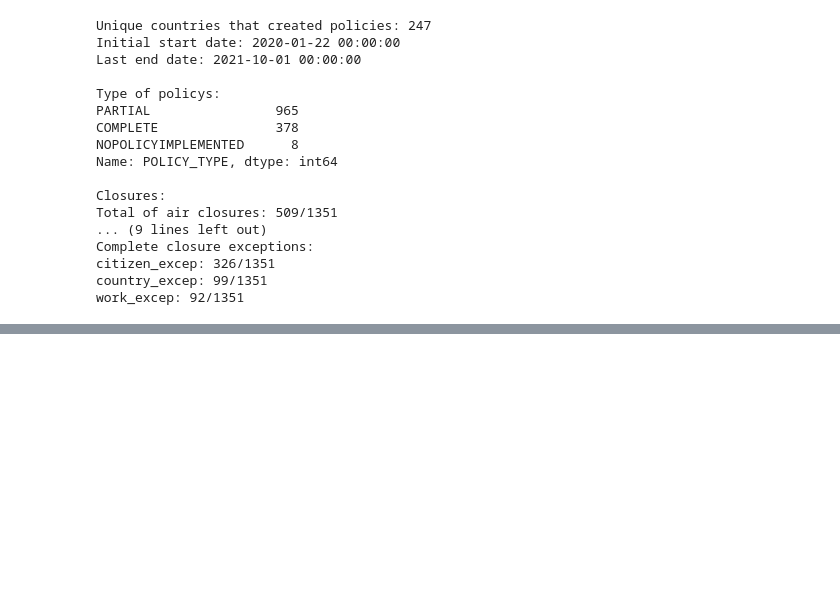
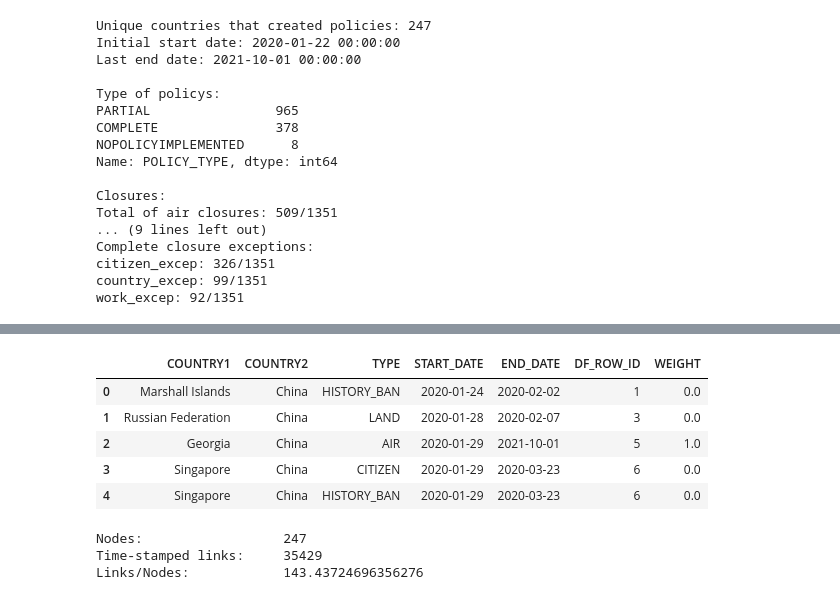
Before and after one commit to GiovaniValdrighi/covid-travels-network, a Jupyter notebook: preprocessing.ipynb, the cells around one changed output, grey strips where cells are left out. Drawn from its saved outputs; the diff is of its cells as text; code cells hidden in the pictures; blank space fills up the shorter version.

Commit message:
starting network

```diff
--- a/preprocessing.ipynb
+++ b/preprocessing.ipynb
@@ -137,0 +205,14 @@ plt.show()
+# %%
+dates = np.concatenate([edges_remove['START_DATE'].dropna(),
+                        edges_remove['END_DATE'].dropna()])
+dates = np.sort(np.unique(dates))
+min_date = np.min(dates)
+max_date = np.max(dates)
+# %%
+# drop edges with no start_date
+edges_remove = edges_remove.dropna(subset=['START_DATE'])
+
+# change edges with no end_date to max date from dataset
+edges_remove['END_DATE'] = edges_remove['END_DATE'].fillna(max_date)
+
+edges_remove.head()
@@ -137,0 +226,15 @@ plt.show()
+# %%
+#cols_boolean = ['AIR', 'LAND', 'SEA', 'CITIZEN', 'HISTORY_BAN', 'REFUGEE',
+#                'VISA_BAN', 'COUNTRY_EXCEP']
+weights = np.array([1, 0, 0, 0, 0, 0, 0, 0]) # prioritizing only AIR for a test
+weights = weights/weights.sum()
+type_weight = {cols_boolean[i]:weights[i] for i in range(len(cols_boolean))}
+edges_remove['WEIGHT'] = [type_weight[type_i] for type_i in edges_remove['TYPE']]
+edges_remove.head()
+# %% [output]
+|  | COUNTRY1 | COUNTRY2 | TYPE | START_DATE | END_DATE | DF_ROW_ID | WEIGHT |
+| 0 | Marshall Islands | China | HISTORY_BAN | 2020-01-24 | 2020-02-02 | 1 | 0.0 |
+| 1 | Russian Federation | China | LAND | 2020-01-28 | 2020-02-07 | 3 | 0.0 |
+| 2 | Georgia | China | AIR | 2020-01-29 | 2021-10-01 | 5 | 1.0 |
+| 3 | Singapore | China | CITIZEN | 2020-01-29 | 2020-03-23 | 6 | 0.0 |
+| 4 | Singapore | China | HISTORY_BAN | 2020-01-29 | 2020-03-23 | 6 | 0.0 |
@@ -137,0 +243,28 @@ plt.show()
+# %%
+temp_net = pp.TemporalNetwork()
+edges_width = {}
+t = 0
+for date in dates:
+    t += 1
+    # only considering first date right now
+    if t==2:
+        break
+    cur_data = edges_remove.loc[(edges_remove['START_DATE'] <= date) & (edges_remove['END_DATE'] >= date)]
+    for index, row in edges_remove.iterrows():
+        country1 = row['COUNTRY1']
+        countries2 = [row['COUNTRY2']]
+        if countries2[0] == 'EVERYONE':
+            countries2 = countries.copy()
+        weight = row['WEIGHT']
+        for country2 in countries2:
+            if (country1,country2,t) not in edges_width:
+                edges_width[(country1,country2,t)] = weight
+            else:
+                edges_width[(country1,country2,t)] += weight
+for edge in edges_width:
+    temp_net.add_edge(edge[0], edge[1], edge[2], directed=True)
+print(temp_net)
+# %% [output]
+Nodes:                  247
+Time-stamped links:     35429
+Links/Nodes:            143.43724696356276
```
Also changed, not shown: parts of 11 cells of this notebook.
